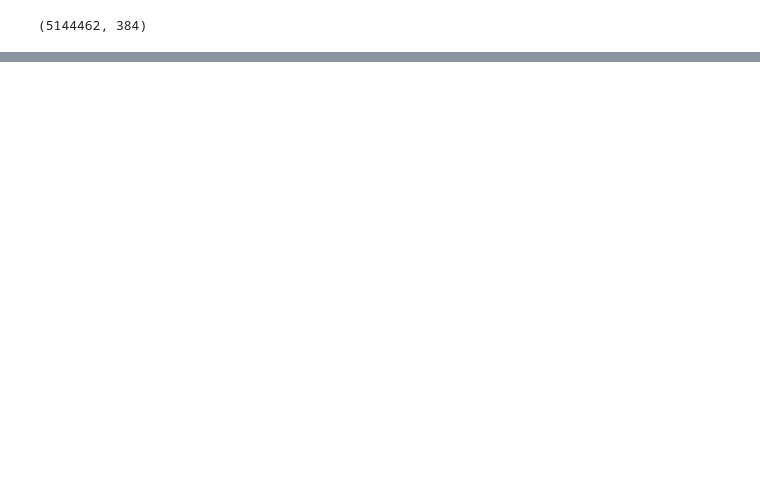
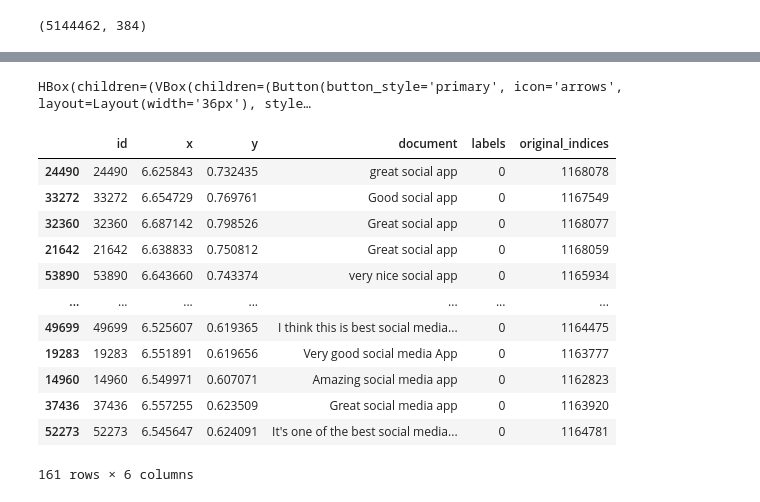
Before and after one commit to wilsonjr/humap, a Jupyter notebook: notebooks/whole-level-embedding.ipynb, the cells around one changed output, grey strips where cells are left out. Saved outputs shown, nothing was run; the diff lists cells and outputs as text; code cells hidden in the pictures; blank space fills up the shorter version.

```diff
--- a/notebooks/whole-level-embedding.ipynb
+++ b/notebooks/whole-level-embedding.ipynb
@@ -198,0 +292,24 @@ GridBox(children=(HBox(children=(VBox(children=(Button(button_style='primary', i
+# %%
+scatter2 = jscatter.Scatter(data=df2, x='x', y='y')
+scatter2.color(by='labels')
+scatter2.height(480)
+scatter2.background('black')
+scatter2.show()
+# %% [output]
+HBox(children=(VBox(children=(Button(button_style='primary', icon='arrows', layout=Layout(width='36px'), style…
+# %%
+df2.iloc[scatter2.selection()]
+# %% [output]
+|  | id | x | y | document | labels | original_indices |
+| 24490 | 24490 | 6.625843 | 0.732435 | great social app | 0 | 1168078 |
+| 33272 | 33272 | 6.654729 | 0.769761 | Good social app | 0 | 1167549 |
+| 32360 | 32360 | 6.687142 | 0.798526 | Great social app | 0 | 1168077 |
+| 21642 | 21642 | 6.638833 | 0.750812 | Great social app | 0 | 1168059 |
+| 53890 | 53890 | 6.643660 | 0.743374 | very nice social app | 0 | 1165934 |
+| ... | ... | ... | ... | ... | ... | ... |
+| 49699 | 49699 | 6.525607 | 0.619365 | I think this is best social media... | 0 | 1164475 |
+| 19283 | 19283 | 6.551891 | 0.619656 | Very good social media App | 0 | 1163777 |
+| 14960 | 14960 | 6.549971 | 0.607071 | Amazing social media app | 0 | 1162823 |
+| 37436 | 37436 | 6.557255 | 0.623509 | Great social media app | 0 | 1163920 |
+| 52273 | 52273 | 6.545647 | 0.624091 | It's one of the best social media... | 0 | 1164781 |
+161 rows × 6 columns
```
Also changed, not shown: parts of 25 cells of this notebook, 7 other files.
